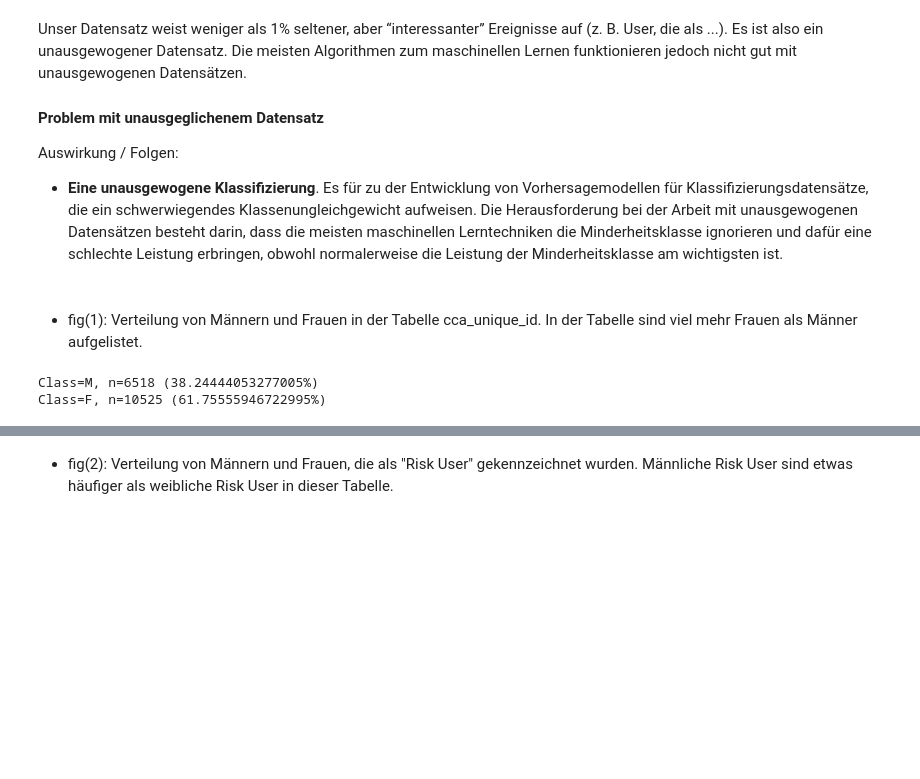
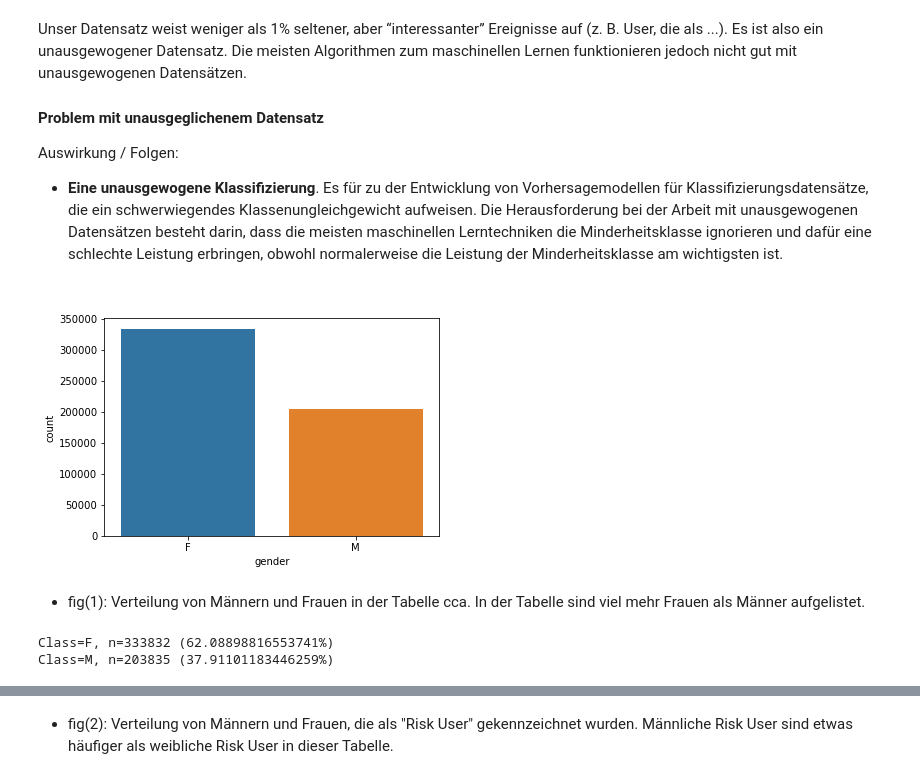
Before and after one commit to yassdenn/cca, a Jupyter notebook: MAIN.ipynb, the cells around one changed output, grey strips where cells are left out. Saved outputs shown, nothing was run; the diff lists cells and outputs as text; code cells hidden in the pictures; blank space fills up the shorter version.

```diff
--- a/MAIN.ipynb
+++ b/MAIN.ipynb
@@ -278,7 +232,11 @@ fig
+# %%
+gender_plot = sns.countplot(x='gender',data=cca)
+# %% [output]
+[figure, added]
 # %% [markdown]
-- fig(1): Verteilung von Männern und Frauen in der Tabelle cca_unique_id. In der Tabelle sind viel mehr Frauen als Männer aufgelistet.
+- fig(1): Verteilung von Männern und Frauen in der Tabelle cca. In der Tabelle sind viel mehr Frauen als Männer aufgelistet.
 # %%
-class_count(cca_unique_id.gender)
+class_count(cca.gender)
 # %% [output]
-Class=M, n=6518 (38.24444053277005%)
-Class=F, n=10525 (61.75555946722995%)
+Class=F, n=333832 (62.08898816553741%)
+Class=M, n=203835 (37.91101183446259%)
```
Also changed, not shown: parts of 49 cells of this notebook.
